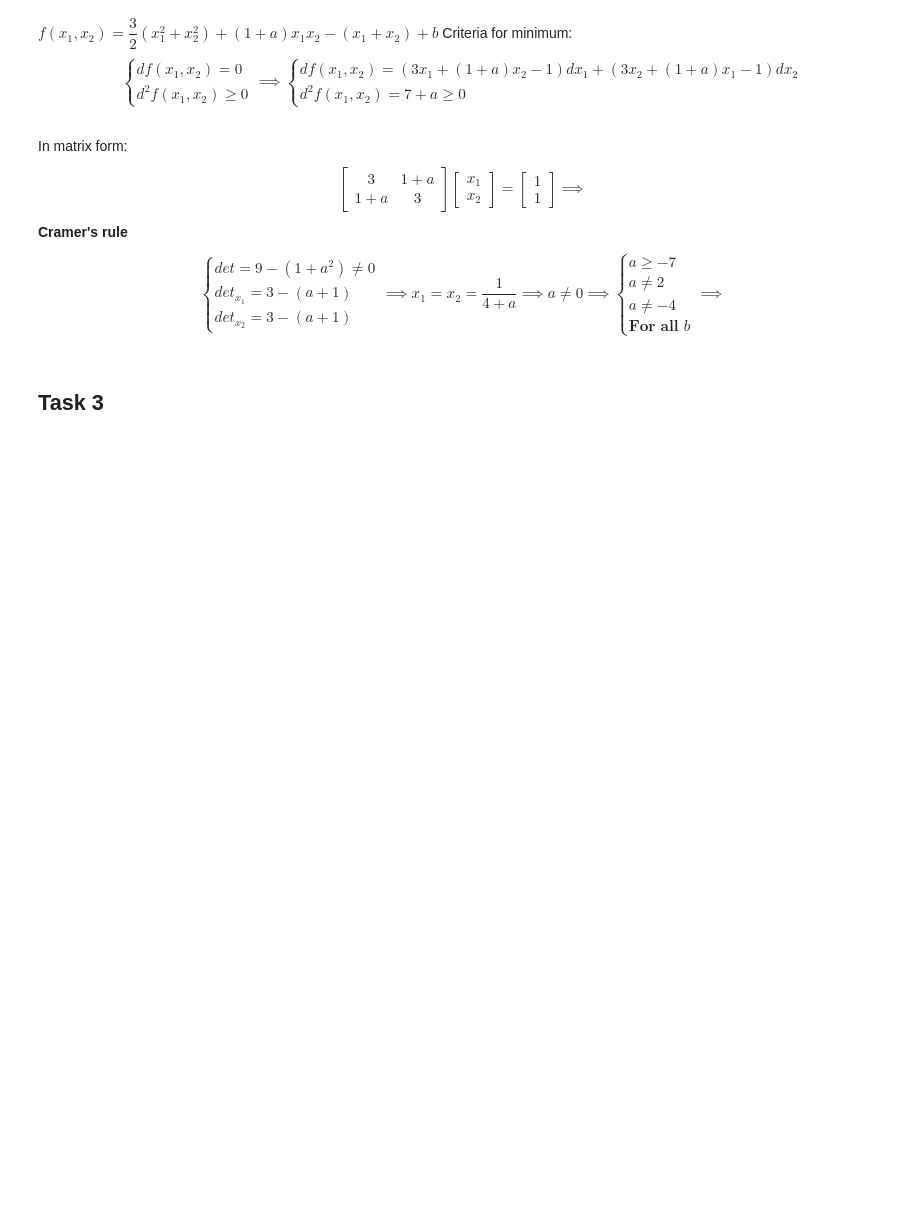
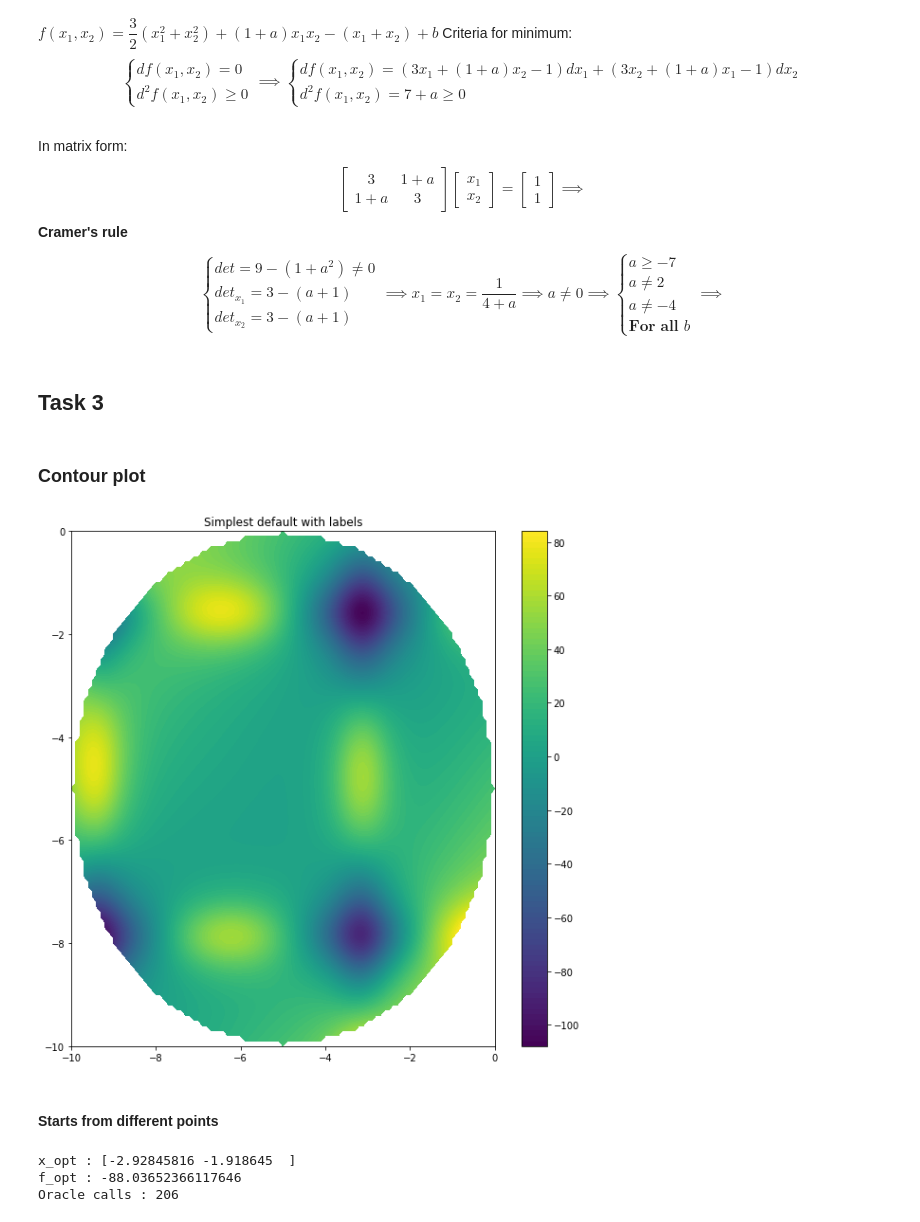
Before and after one commit to Bullldoger/optimization-methods, a Jupyter notebook: HW1_TEPLYKH_ROMAN.ipynb, the cells around one changed output. Drawn from its saved outputs; the diff is of its cells as text; code cells hidden in the pictures; blank space fills up the shorter version.

```diff
--- a/HW1_TEPLYKH_ROMAN.ipynb
+++ b/HW1_TEPLYKH_ROMAN.ipynb
@@ -100,3 +100,44 @@ x_1 = x_2 = \dfrac{1}{4 + a} \implies a \neq 0
 $$
 # %% [markdown]
 ## Task 3
+# %%
+def f(args):
+
+    global p
+
+    p += 1
+
+    if np.square(np.linalg.norm(args + 5)) > 25:
+         return float('inf')
+
+    x = args[0]
+    y = args[1]
+
+    total = np.sin(y) * np.exp(np.square(1 - np.cos(x))) +\
+            np.cos(x) * np.exp(np.square(1 - np.sin(y))) +\
+            np.square(x - y)
+
+    return total
+# %% [markdown]
+### Contour plot
+# %%
+x = np.linspace(-10, 0, 101)
+y = np.linspace(-10, 0, 101)
+xx, yy = np.meshgrid(x, y, indexing='xy')
+# %%
+points_set = np.empty((0, 2))
+for i in range(len(xx)):
+    points_set = np.append(points_set, np.array(list(zip(xx[i], yy[i]))), axis=0)
+# %%
+zz = np.apply_along_axis(f, 1, points_set)
+
+X = np.reshape(points_set[:, 0], (101, 101))
+Y = np.reshape(points_set[:, 1], (101, 101))
+Z = np.reshape(zz, (101, 101))
+
+plt.figure(figsize=(10,10))
+plt.contourf(X, Y, Z, levels=100)
+plt.colorbar()
+plt.title('Simplest default with labels');
+# %% [output]
+[figure, added]
@@ -102,0 +242,2 @@ $$
+# %% [markdown]
+#### Starts from different points
@@ -102,0 +249,6 @@ $$
+# %%
+print("x_opt : {} \nf_opt : {} \nOracle calls : {}".format(x_opt, f_opt, p - 1))
+# %% [output]
+x_opt : [-2.92845816 -1.918645  ]
+f_opt : -88.03652366117646
+Oracle calls : 206
```
Also changed, not shown: parts of 4 cells of this notebook, 1 other file.
